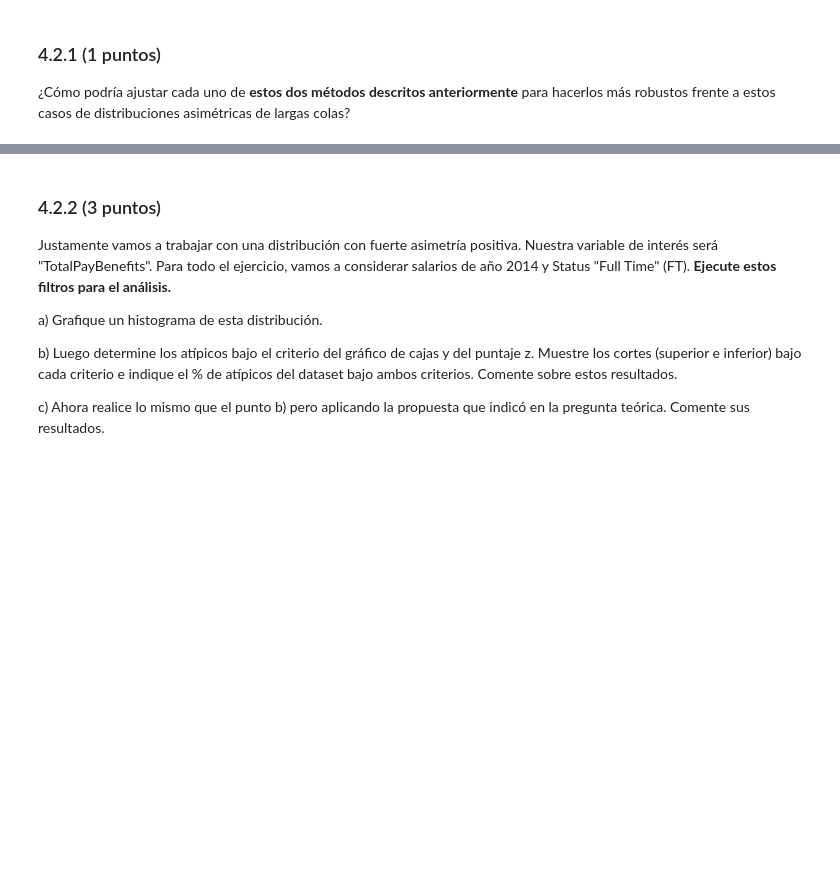
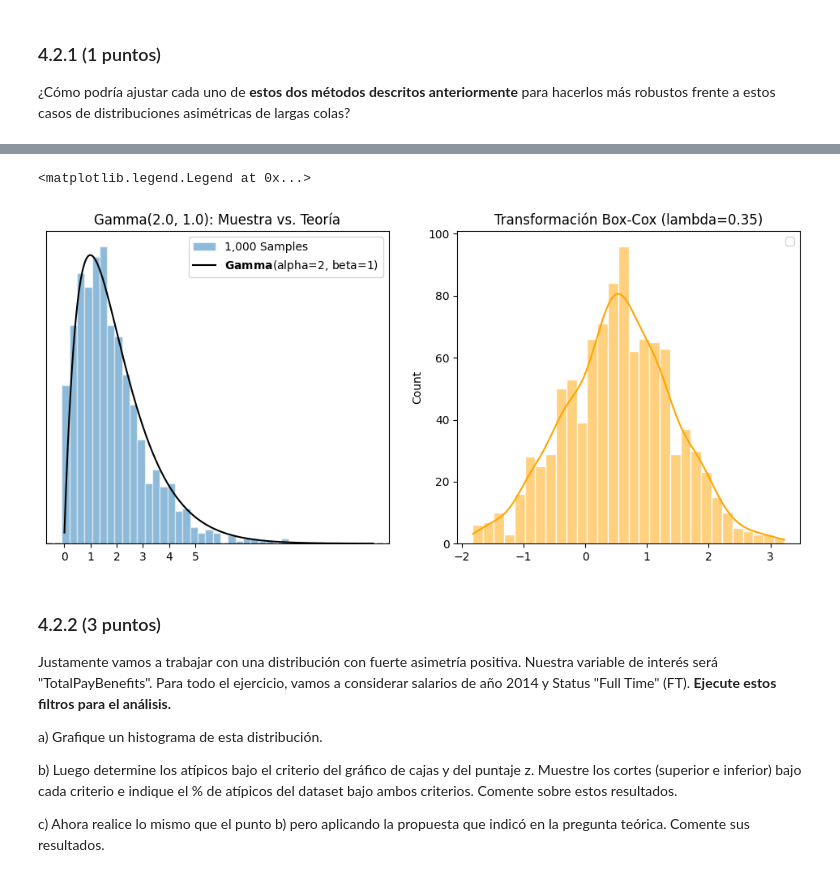
Before and after one commit to Codenid/data-discovery-lab2-eda-missingness-datos-atipicos, a Jupyter notebook: laboratorio_2_alum.ipynb, the cells around one changed output, grey strips where cells are left out. Drawn from its saved outputs; the diff is of its cells as text; code cells hidden in the pictures; blank space fills up the shorter version.

```diff
--- a/laboratorio_2_alum.ipynb
+++ b/laboratorio_2_alum.ipynb
@@ -520,3 +562,27 @@ Para distribuciones con colas largas, los métodos tradicionales de detección d
+# %%
+from scipy import stats
+
+transformed_data, lambda_value = stats.boxcox(samples)
+
+fig, axs = plt.subplots(1,2,figsize=(12, 5))
+
+axs[0].hist(samples, bins=30, density=True, alpha=0.5,
+    label='1,000 Samples', edgecolor='white', align='left')
+
+dist.plot_pdf(ax=axs[0], color='black')
+
+
+axs[0].set_title("Gamma(2.0, 1.0): Muestra vs. Teoría")
+axs[0].set_xticks(range(6))
+axs[0].legend()
+
+log_transformation = np.log(samples + 1)
+sns.histplot(transformed_data, bins=30, kde=True, ax=axs[1], color='orange', edgecolor='white')
+axs[1].set_title(f"Transformación Box-Cox (lambda={lambda_value:.2f})")
+axs[1].legend()
+# %% [output]
+<matplotlib.legend.Legend at 0x...>
+[figure, added]
 # %% [markdown]
 ### 4.2.2 (3 puntos)
 
```
Also changed, not shown: parts of 20 cells of this notebook.
